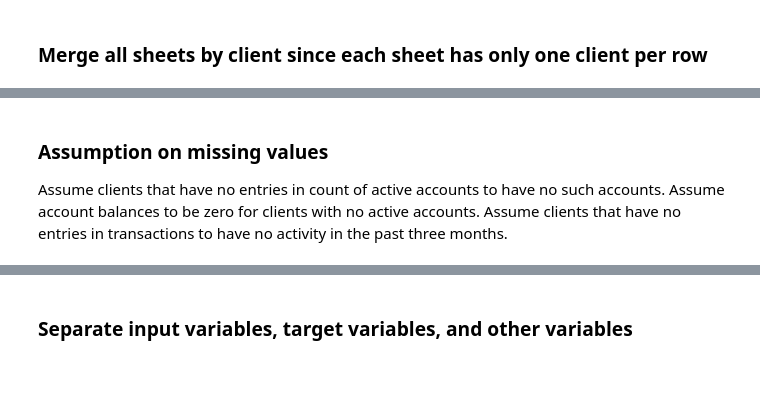
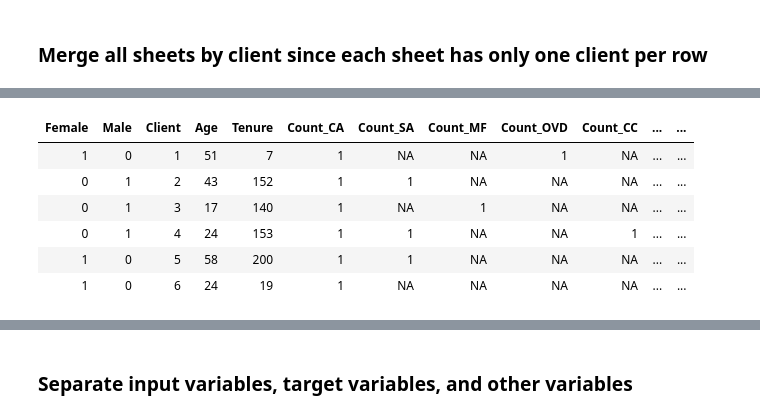
Before and after one commit to carlosr29/DirectMarketingOptimization, a Jupyter notebook: Direct Marketing Optimization.ipynb, the cells around one changed output, grey strips where cells are left out. Cells and saved outputs as stored; diff of their text form; code cells hidden in the pictures; blank space fills up the shorter version.

```diff
--- a/Direct Marketing Optimization.ipynb
+++ b/Direct Marketing Optimization.ipynb
@@ -76,20 +110,26 @@ raw$ident[!is.na(raw$Sale_MF)] <- sample(c('train','test'),
 # %%
 raw$Client <- as.character(raw$Client)
 
 temp0 <- colnames(raw)[grepl(pattern='^ActBal',colnames(raw))]
 for (i in temp0) raw[,i] <- as.numeric(raw[,i])
 
 temp0 <- colnames(raw)[grepl(pattern='(^Sale)',colnames(raw))]
 for (i in temp0) raw[,i] <- as.factor(raw[,i])
 
 raw$Sex[is.na(raw$Sex)] <- 'X'
 raw$Sex <- factor(raw$Sex, levels=c('X','F','M'))
 temp0 <- data.frame(Sex=raw$Sex)
 temp0 <- model.matrix(~Sex, temp0)[,-1]
 colnames(temp0) <- c('Female','Male')
 temp0 <- as.data.frame(temp0)
 raw <- cbind(temp0,raw)
 raw$Sex <- NULL
+head(raw)
+# %% [output]
+| Female | Male | Client | Age | Tenure | Count_CA | Count_SA | Count_MF | Count_OVD | Count_CC | ... | ... |
+| 1 | 0 | 1 | 51 | 7 | 1 | NA | NA | 1 | NA | ... | ... |
+| 0 | 1 | 2 | 43 | 152 | 1 | 1 | NA | NA | NA | ... | ... |
+| 0 | 1 | 3 | 17 | 140 | 1 | NA | 1 | NA | NA | ... | ... |
+| 0 | 1 | 4 | 24 | 153 | 1 | 1 | NA | NA | 1 | ... | ... |
+| 1 | 0 | 5 | 58 | 200 | 1 | 1 | NA | NA | NA | ... | ... |
+| 1 | 0 | 6 | 24 | 19 | 1 | NA | NA | NA | NA | ... | ... |
-# %% [markdown]
-### Assumption on missing values
-Assume clients that have no entries in count of active accounts to have no such accounts. Assume account balances to be zero for clients with no active accounts. Assume clients that have no entries in transactions to have no activity in the past three months.
```
Also changed, not shown: parts of 22 cells of this notebook.
